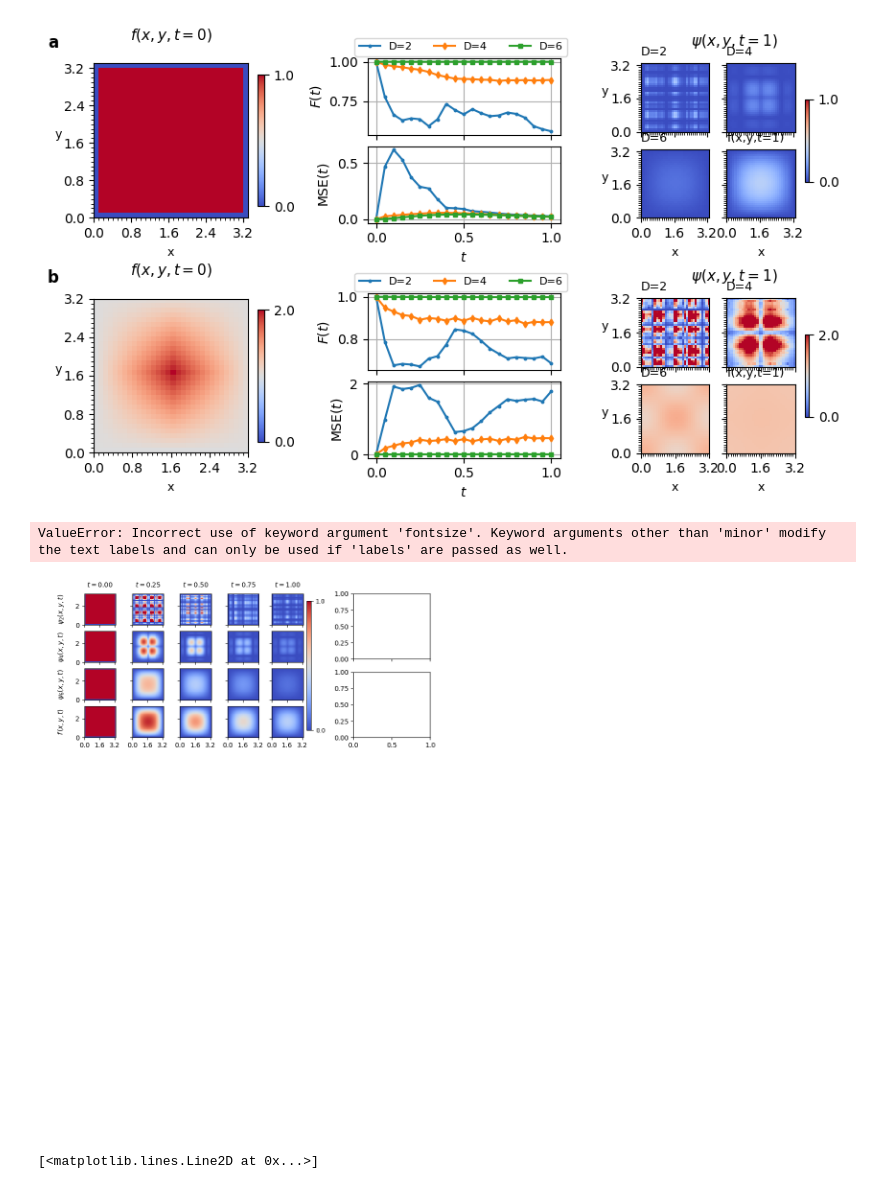
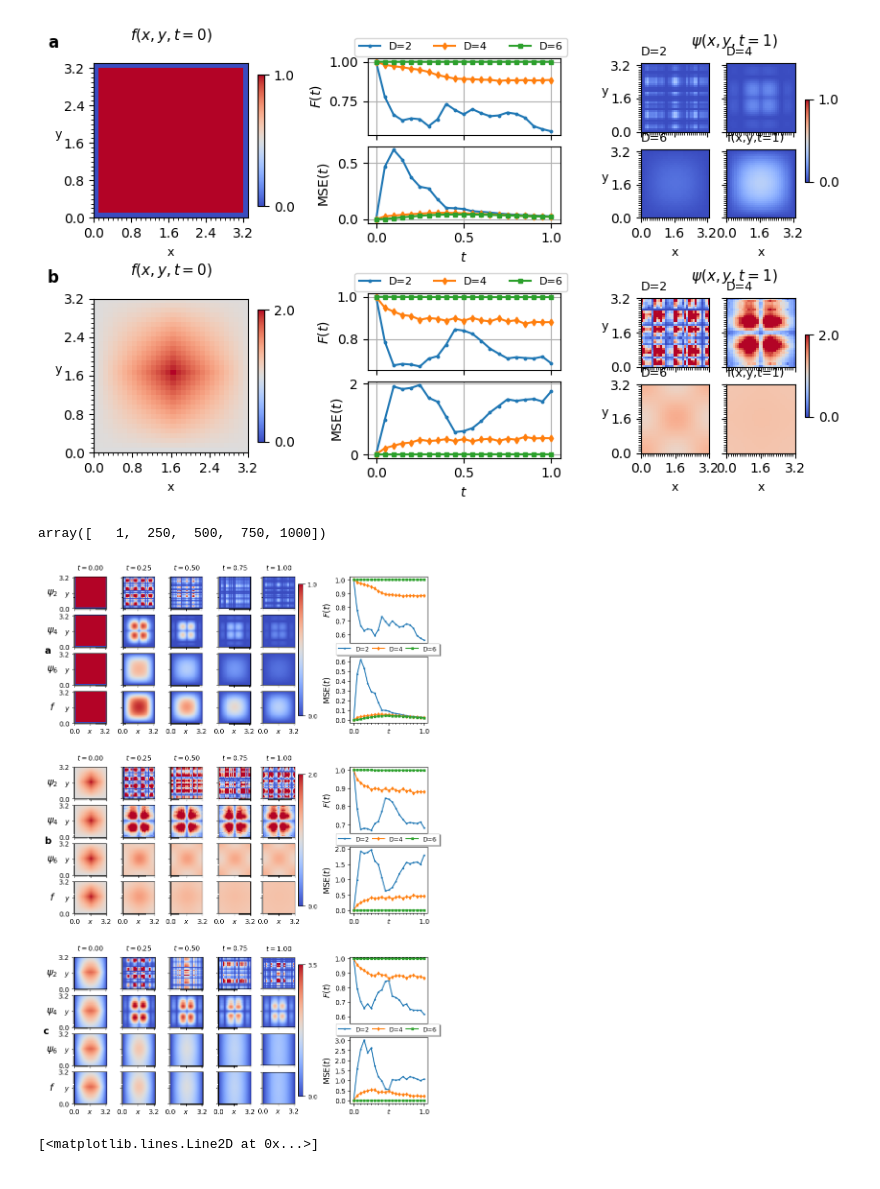
Before and after one commit to KnightShuffler/Quantum-Non-Unitary-Time-Evolution-Public-, a Jupyter notebook: heat_eqn_figs.ipynb, the cells around one changed output. Saved outputs shown, nothing was run; the diff lists cells and outputs as text; code cells hidden in the pictures.

Commit message:
finalized heat equation figure notebook

```diff
--- a/heat_eqn_figs.ipynb
+++ b/heat_eqn_figs.ipynb
@@ -351,9 +384,9 @@ for i,ax in enumerate(axs.flatten()):
 # topFig.subplots_adjust(left=0.15,right=0.75)
 # bottomFig.subplots_adjust(left=0.15,right=0.9,hspace=0.35, wspace=0.05)
 
-f_axs[0].set_ylabel(r'$\log \sqrt{\frac{C^\prime(t)}{C(t)}}$', fontsize=18,rotation=0, ha='right', va='center',labelpad=10)
-f_axs[1].set_ylabel(r'$\log \sqrt{\frac{C_*(t)}{C(t)}}$', fontsize=18,rotation=0, ha='right', va='center',labelpad=10)
-f_axs[2].set_ylabel(r'$\log \sqrt{\frac{C_\psi(t)}{C(t)}}$', fontsize=18,rotation=0, ha='right', va='center',labelpad=10)
+f_axs[0].set_ylabel(r'$\log \sqrt{\frac{C^\prime(t)}{C(t)}}$', fontsize=16,rotation=0, ha='right', va='center',labelpad=10)
+f_axs[1].set_ylabel(r'$\log \sqrt{\frac{C_*(t)}{C(t)}}$', fontsize=16,rotation=0, ha='right', va='center',labelpad=10)
+f_axs[2].set_ylabel(r'$\log \sqrt{\frac{C_\psi(t)}{C(t)}}$', fontsize=16,rotation=0, ha='right', va='center',labelpad=10)
 
 # topFig.legend(bbox_to_anchor=(0.9,0.65))
 
@@ -368,10 +401,10 @@ t_ax.set_xticks(np.arange(0.0,1.0,0.01),minor=True)
 for ax in f_axs:
     ax.get_yaxis().set_major_formatter(ticker.StrMethodFormatter('{x:6.2f}'))
 
-figure.subplots_adjust(hspace=0.0)
-# t_ax.set_ylim([-21,1])
+figure.subplots_adjust(hspace=0.02)
+t_ax.set_ylim([-21,1])
 f_axs[-1].set_xlabel('$t$')
-t_ax.legend(ncols=3,fancybox=False,shadow=True,fontsize=9,loc='lower left', bbox_to_anchor=(0,0.05))
+t_ax.legend(ncols=3,fancybox=False,shadow=True,fontsize=10,loc='lower left', bbox_to_anchor=(0,0.06))
 # figure.legend(ncols=3,fancybox=False,shadow=True,fontsize=10,loc='lower right', bbox_to_anchor=(0.66,-0.1))
 
 figname='K_effect'
@@ -401,7 +434,7 @@ D=6
 # %%
 from tests.heat_eqn.save_experiments import ExperimentData, load_experiment_data
 from tests.heat_eqn.rescale_solutions import updateExperimentData
-files = ['2D Square Wave 5x5 qubits', '2D Triangle Wave 5x5 qubits']# 'Inverted Parabola on x, Triangle Wave on y 5x5 qubits']
+files = ['2D Square Wave 5x5 qubits', '2D Triangle Wave 5x5 qubits', 'Inverted Parabola on x, Triangle Wave on y 5x5 qubits']
 
 expt_datas = [updateExperimentData('data/heat_eqn/PaperData/',file, 10) for file in files]
 
@@ -543,6 +600,11 @@ plt.show()
+# %%
+evo_times
+# %% [output]
+array([   1,  250,  500,  750, 1000])
 # %%
 num_evos = 5
-evo_times = np.linspace(1,Nt-1,num_evos, dtype=np.int32)-1
+evo_times = np.linspace(1,Nt-1,num_evos, dtype=np.int32) - 1
+# evo_times = np.linspace(0,Nt-1,num_evos, dtype=np.int32)
 
 Nt = 1001
 tsplit = 20
@@ -554,38 +616,51 @@ fig = plt.figure(figsize=(a4_width,a4_height))
 
 subfigs = fig.subfigures(3,1,height_ratios=[1,1,1])
 
+_evo_axs = [None] * 3
+_stat_axs = [None] * 3
+
 for i,sfig in enumerate(subfigs):
-    evo_fig, stat_fig = sfig.subfigures(1,2,width_ratios=[3,1])
+    evo_fig, stat_fig = sfig.subfigures(1,2,width_ratios=[3,1],wspace=0.025)
     evo_axs = evo_fig.subplots(expt_datas[0].D_list.shape[0]+1, num_evos, sharex=True,sharey=True)
     stat_axs = stat_fig.subplots(2,1,sharex=True)
+    _evo_axs[i] = evo_axs
+    _stat_axs[i] = stat_axs
     for ax in evo_axs.flatten():
         ax.set_aspect(1)
         # ax.tick_params(top=False, labeltop=False, bottom=False, labelbottom=False)
         # ax.tick_params(left=False, labelleft=False, right=False, labelright=False)
 
     #Plot data
-    if i == 2:
-        break
+    # if i == 2:
+    #     break
 
     for j,ti in enumerate(evo_times):
         t = ti*expt_datas[i].dt
         for Di,D in enumerate(expt_datas[0].D_list):
             plot_2d_state(evo_axs[Di,j],
-                          expt_datas[i].qite_sols[Di,ti,:] if ti > 0 else expt_datas[i].f0,
+                          expt_datas[i].qite_sols[Di,ti if ti != 1000 else -1,:] if ti > 0 else expt_datas[i].f0,
                           expt_datas[i].num_qbits, expt_datas[i].periodic_bc_flag,
                           expt_datas[i].L,
                           vmin=0.0,
                           vmax=vlim[i])
         plot_2d_state(evo_axs[-1,j],
-                      expt_datas[i].analytical_sol[ti,:] if ti > 0 else expt_datas[i].f0,
+                      expt_datas[i].analytical_sol[ti if ti != 1000 else -1,:] if ti > 0 else expt_datas[i].f0,
                       expt_datas[i].num_qbits, expt_datas[i].periodic_bc_flag,
                       expt_datas[i].L,
                       vmin=0.0,
                       vmax=vlim[i])
         evo_axs[0,j].set_title(f'${t=:0.2f}$',pad=10,fontsize=10)
     for Di,D in enumerate(expt_datas[0].D_list):
-        evo_axs[Di,0].set_ylabel(f'$\\psi_{D}(x,y,t)$',labelpad=15)#rotation=90,ha='right',va='center')
-    evo_axs[-1,0].set_ylabel(r'$f\,(x,y,t)$',labelpad=15)#rotation=90,ha='right',va='center')
+        evo_axs[Di,0].set_ylabel(f'$\\psi_{D}$',fontsize=14, rotation=0, va='center', labelpad=10)
+        # evo_axs[Di,0].set_ylabel(f'$y$',fontsize=9,labelpad=0, rotation=0,ha='right',va='center')
+        # evo_axs[-1,Di].set_xlabel(f'$x$',fontsize=9)
+
+
+    evo_axs[-1,0].set_ylabel(r'$f$',fontsize=14, rotation=0,va='center', labelpad=10)
+    # evo_axs[-1,0].set_ylabel(f'$y$',fontsize=9, rotation=0,ha='right',va='center')
+    # evo_axs[-1,-1].set_xlabel(f'$x$',fontsize=9)
+
+    add_text(evo_axs[1,0], -.95, -0.2, chr(ord('a')+i), size=14, weight='bold')
 
     cb = plt.colorbar(plt.cm.ScalarMappable(norm=plt.Normalize(0.0,vlim[i]), cmap='coolwarm'),
                         ax=evo_axs[:,-1].ravel().tolist(),
@@ -593,39 +668,50 @@ for i,sfig in enumerate(subfigs):
                         shrink=0.9,
                         aspect=30,anchor=(1,0.5))
     cb.set_ticks([0.0,vlim[i]])
     cb.set_ticklabels([f'{0.0:0.1f}', f'{vlim[i]:0.1f}'],fontsize=9)
 
     evo_axs[0,0].set_xlim([0.0,expt_datas[i].L[0]])
     evo_axs[0,0].set_ylim([0.0,expt_datas[i].L[1]])
 
-    evo_axs[0,0].set_xticks(np.arange(0.0,expt_datas[i].L[0]+0.1,1.6))
-    evo_axs[0,0].set_yticks(np.arange(0.0,expt_datas[i].L[1]+0.1,1.6))
+    evo_axs[0,0].set_xticks(np.arange(0.0,expt_datas[i].L[0]+0.1,1.6), ['0.0', '$x$', '3.2'])
+    evo_axs[0,0].set_yticks(np.arange(0.0,expt_datas[i].L[1]+0.1,1.6), ['0.0', '$y$', '3.2'])
 
     evo_axs[0,0].set_xticks(np.arange(0.0,expt_datas[i].L[0]+expt_datas[i].dx[0],expt_datas[i].dx[0]),minor=True)
     evo_axs[0,0].set_yticks(np.arange(0.0,expt_datas[i].L[1]+expt_datas[i].dx[1],expt_datas[i].dx[1]),minor=True)
 
     for Di,D in enumerate(expt_datas[i].D_list):
         stat_axs[0].plot(times[time_slice], expt_datas[i].stat_data[0,Di,time_slice],marker=plt_markers[Di],markersize=3.5, label=f'{D=}')
         stat_axs[1].plot(times[time_slice], expt_datas[i].stat_data[2,Di,time_slice],marker=plt_markers[Di],markersize=3.5)#, label=f'{D=}')
 
     stat_fig.legend(ncols=3, loc='center',fontsize=9,columnspacing=0.5,fancybox=False,shadow=True)
     # statAxs[1].legend(loc='upper left')#, fancybox=True, shadow=True)
 
     stat_axs[0].set_ylabel('$F(t)$',fontsize=12)
     stat_axs[1].set_ylabel('MSE$(t)$',fontsize=12)
+    # stat_axs[1].set_xlabel('$t$',fontsize=12)
+    stat_axs[1].set_xticks([0.0,0.5,1.0], ['0.0', '$t$', '1.0'])
+    stat_axs[1].set_xticks(np.linspace(0.0, 1.0, 21), minor=True)
 
-    stat_axs[0].grid(True,axis='y')
-    stat_axs[1].grid(True,axis='y')
+    # stat_axs[0].set_xlim([0,1.01])
+    # stat_axs[0].grid(True,axis='y')
+    # stat_axs[1].grid(True,axis='y')
+
 
 figname = '2d_solutions'
+
+_stat_axs[0][0].set_yticks(np.arange(0.6,1.01,0.1))
+_stat_axs[0][1].set_yticks(np.arange(0.0,0.61,0.1))
+_stat_axs[1][1].set_yticks(np.arange(0.0,2.01,0.5))
+_stat_axs[2][0].set_ylim([0.55,1.01])
+_stat_axs[2][0].set_yticks(np.arange(0.6,1.01,0.1))
+_stat_axs[2][1].set_yticks(np.arange(0.0,3.01,0.5))
 
 plt.savefig(figpath+figname+'.svg', dpi=300, bbox_inches='tight')
 plt.savefig(figpath+figname+'.png', dpi=300, bbox_inches='tight')
 
 plt.show()
 # %% [output]
-ValueError: Incorrect use of keyword argument 'fontsize'. Keyword arguments other than 'minor' modify the text labels and can only be used if 'labels' are passed as well.
-[figure, old version]
+[figure, new version]
 # %%
 plt.plot(np.arange(2**10),expt_datas[1].f0)
 # %% [output]
```
Also changed, not shown: parts of 4 cells of this notebook.
